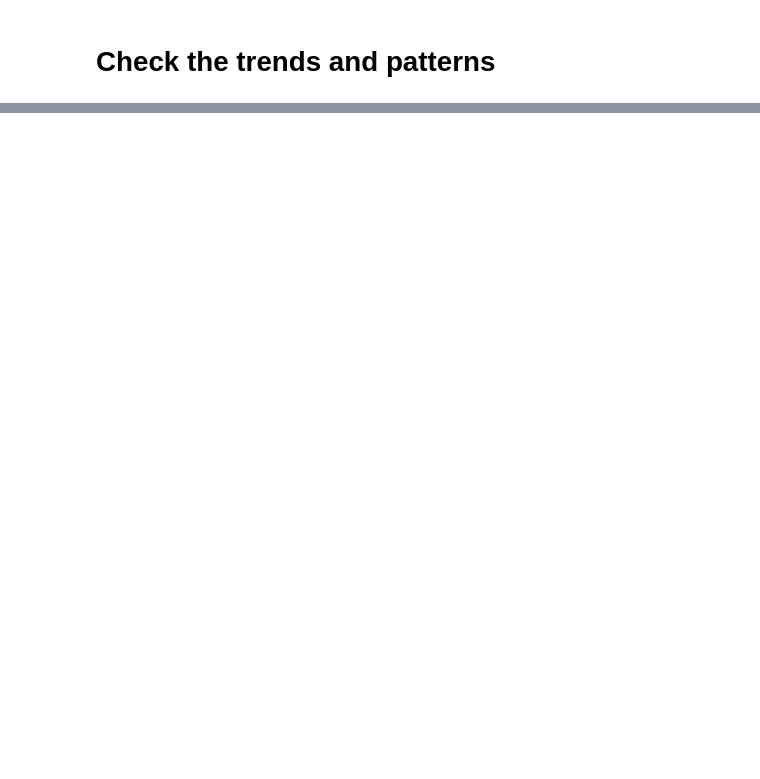
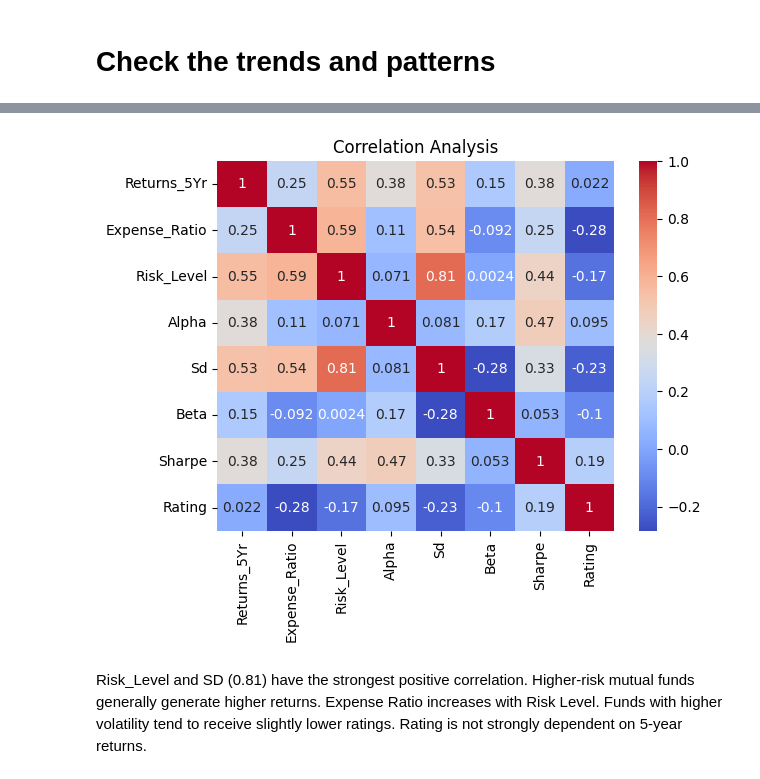
Before and after one commit to Zuhebkhan10/Mutual-Funds_Analysis, a Jupyter notebook: mutual-funds_analysis.ipynb, the cells around one changed output, grey strips where cells are left out. Cells and saved outputs as stored; diff of their text form; code cells hidden in the pictures; blank space fills up the shorter version.

```diff
--- a/mutual-funds_analysis.ipynb
+++ b/mutual-funds_analysis.ipynb
@@ -1221,0 +2212,21 @@ df.head()
+# %%
+#Correlation Analysis
+correlation_Analysis = df[['Returns_5Yr',
+                           'Expense_Ratio',
+                           'Risk_Level',
+                           'Alpha',
+                           'Sd',
+                           'Beta',
+                           'Sharpe',
+                           'Rating']].corr()
+sns.heatmap(correlation_Analysis,annot=True,cmap='coolwarm')
+plt.title('Correlation Analysis')
+plt.show()
+# %% [output]
+[figure, added]
+# %% [markdown]
+Risk_Level and SD (0.81) have the strongest positive correlation.
+Higher-risk mutual funds generally generate higher returns.
+Expense Ratio increases with Risk Level.
+Funds with higher volatility tend to receive slightly lower ratings.
+Rating is not strongly dependent on 5-year returns.
```
Also changed, not shown: parts of 177 cells of this notebook.
